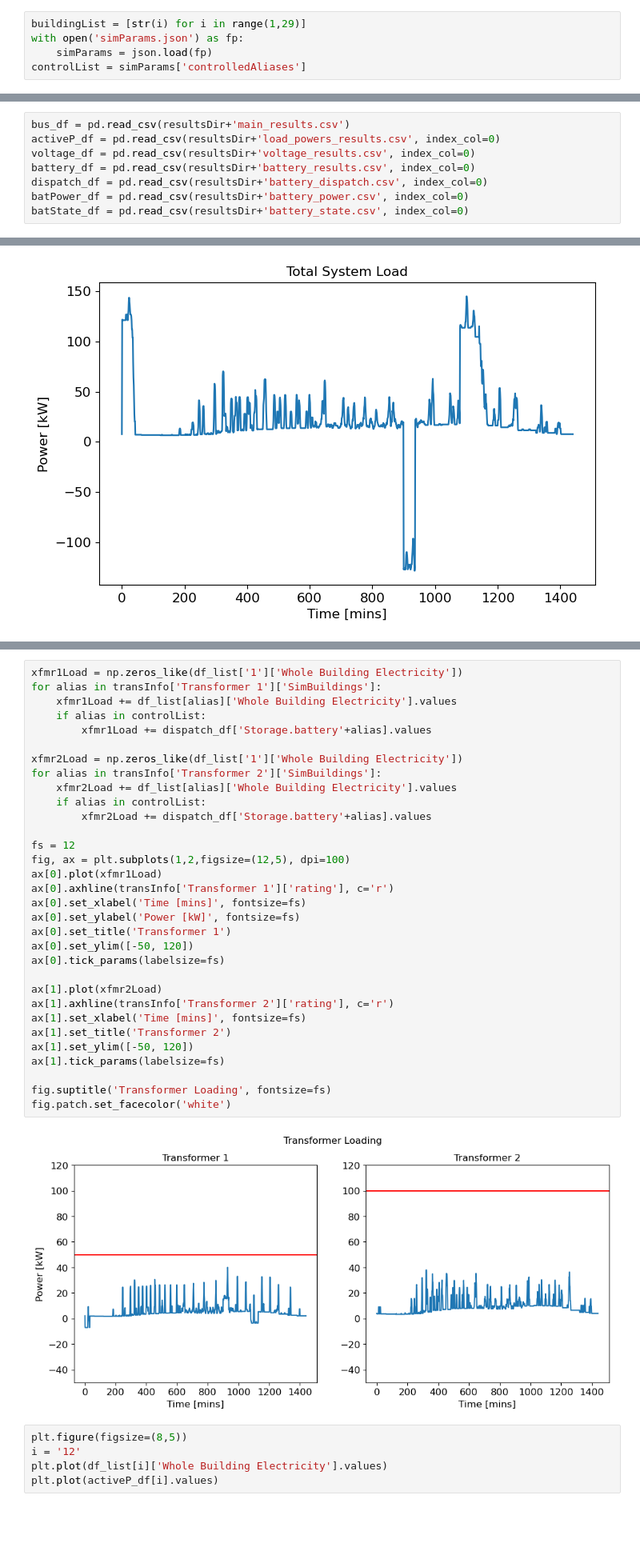
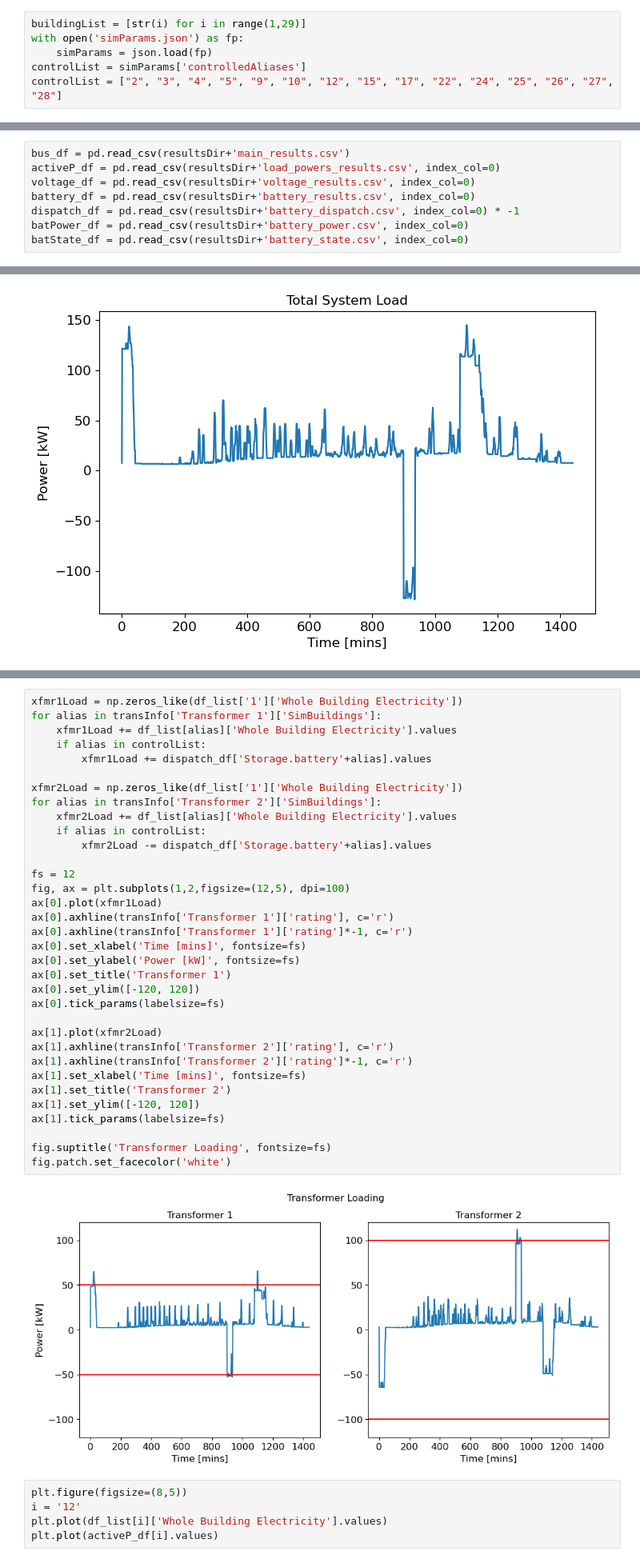
Before and after one commit to PIC-Lab/community_energy_control, a Jupyter notebook: community_sim/plotting.ipynb, the cells around one changed output, grey strips where cells are left out. Shown at 80% size. Drawn from its saved outputs; the diff is of its cells as text; blank space fills up the shorter version.

```diff
--- a/community_sim/plotting.ipynb
+++ b/community_sim/plotting.ipynb
@@ -16,6 +16,7 @@ buildingList = [str(i) for i in range(1,29)]
 with open('simParams.json') as fp:
     simParams = json.load(fp)
 controlList = simParams['controlledAliases']
+controlList = ["2", "3", "4", "5", "9", "10", "12", "15", "17", "22", "24", "25", "26", "27", "28"]
 # %%
 df_list = {}
 for i in buildingList:
@@ -33,7 +34,7 @@ bus_df = pd.read_csv(resultsDir+'main_results.csv')
 activeP_df = pd.read_csv(resultsDir+'load_powers_results.csv', index_col=0)
 voltage_df = pd.read_csv(resultsDir+'voltage_results.csv', index_col=0)
 battery_df = pd.read_csv(resultsDir+'battery_results.csv', index_col=0)
-dispatch_df = pd.read_csv(resultsDir+'battery_dispatch.csv', index_col=0)
+dispatch_df = pd.read_csv(resultsDir+'battery_dispatch.csv', index_col=0) * -1
 batPower_df = pd.read_csv(resultsDir+'battery_power.csv', index_col=0)
 batState_df = pd.read_csv(resultsDir+'battery_state.csv', index_col=0)
 # %%
@@ -90,37 +91,39 @@ fig.patch.set_facecolor('white')
 # %%
 xfmr1Load = np.zeros_like(df_list['1']['Whole Building Electricity'])
 for alias in transInfo['Transformer 1']['SimBuildings']:
     xfmr1Load += df_list[alias]['Whole Building Electricity'].values
     if alias in controlList:
         xfmr1Load += dispatch_df['Storage.battery'+alias].values
 
 xfmr2Load = np.zeros_like(df_list['1']['Whole Building Electricity'])
 for alias in transInfo['Transformer 2']['SimBuildings']:
     xfmr2Load += df_list[alias]['Whole Building Electricity'].values
     if alias in controlList:
-        xfmr2Load += dispatch_df['Storage.battery'+alias].values
+        xfmr2Load -= dispatch_df['Storage.battery'+alias].values
 
 fs = 12
 fig, ax = plt.subplots(1,2,figsize=(12,5), dpi=100)
 ax[0].plot(xfmr1Load)
 ax[0].axhline(transInfo['Transformer 1']['rating'], c='r')
+ax[0].axhline(transInfo['Transformer 1']['rating']*-1, c='r')
 ax[0].set_xlabel('Time [mins]', fontsize=fs)
 ax[0].set_ylabel('Power [kW]', fontsize=fs)
 ax[0].set_title('Transformer 1')
-ax[0].set_ylim([-50, 120])
+ax[0].set_ylim([-120, 120])
 ax[0].tick_params(labelsize=fs)
 
 ax[1].plot(xfmr2Load)
 ax[1].axhline(transInfo['Transformer 2']['rating'], c='r')
+ax[1].axhline(transInfo['Transformer 2']['rating']*-1, c='r')
 ax[1].set_xlabel('Time [mins]', fontsize=fs)
 ax[1].set_title('Transformer 2')
-ax[1].set_ylim([-50, 120])
+ax[1].set_ylim([-120, 120])
 ax[1].tick_params(labelsize=fs)
 
 fig.suptitle('Transformer Loading', fontsize=fs)
 fig.patch.set_facecolor('white')
 # %% [output]
-[figure, old version]
+[figure, new version]
 # %%
 plt.figure(figsize=(8,5))
 i = '12'
```
Also changed, not shown: parts of 7 cells of this notebook, 5 other files.
